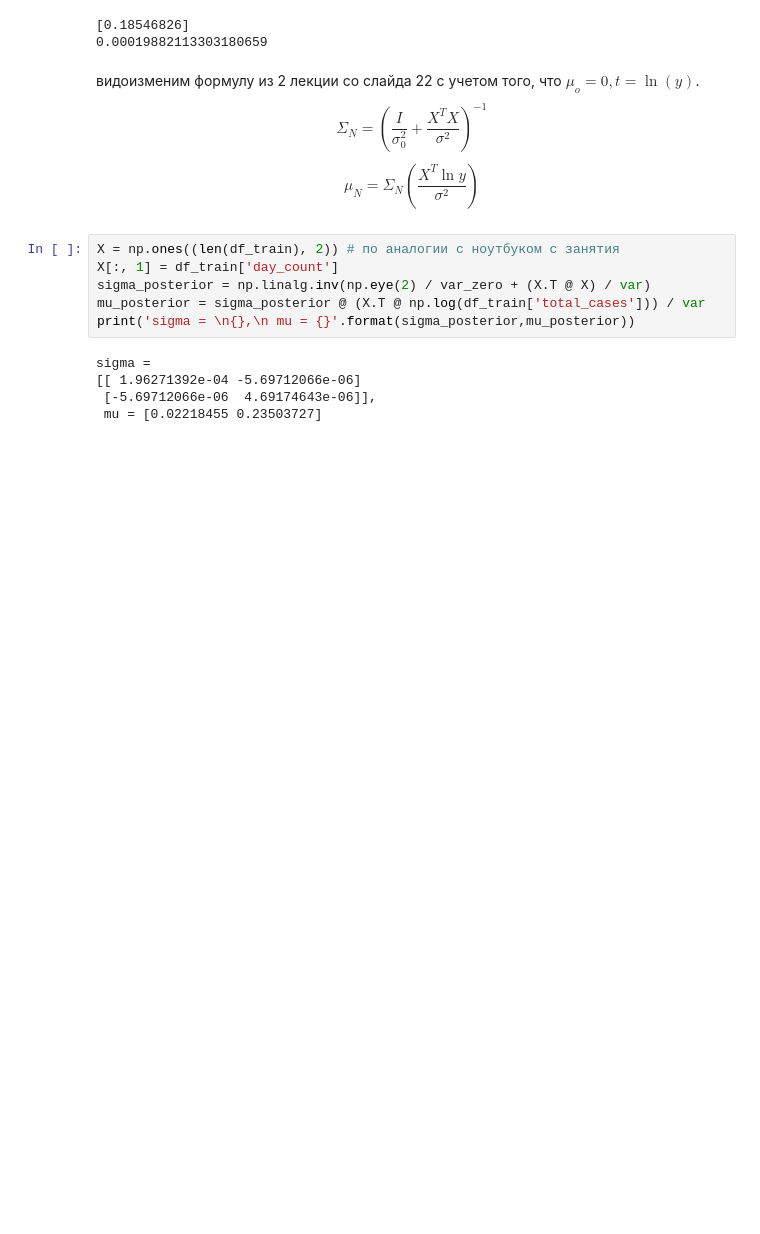
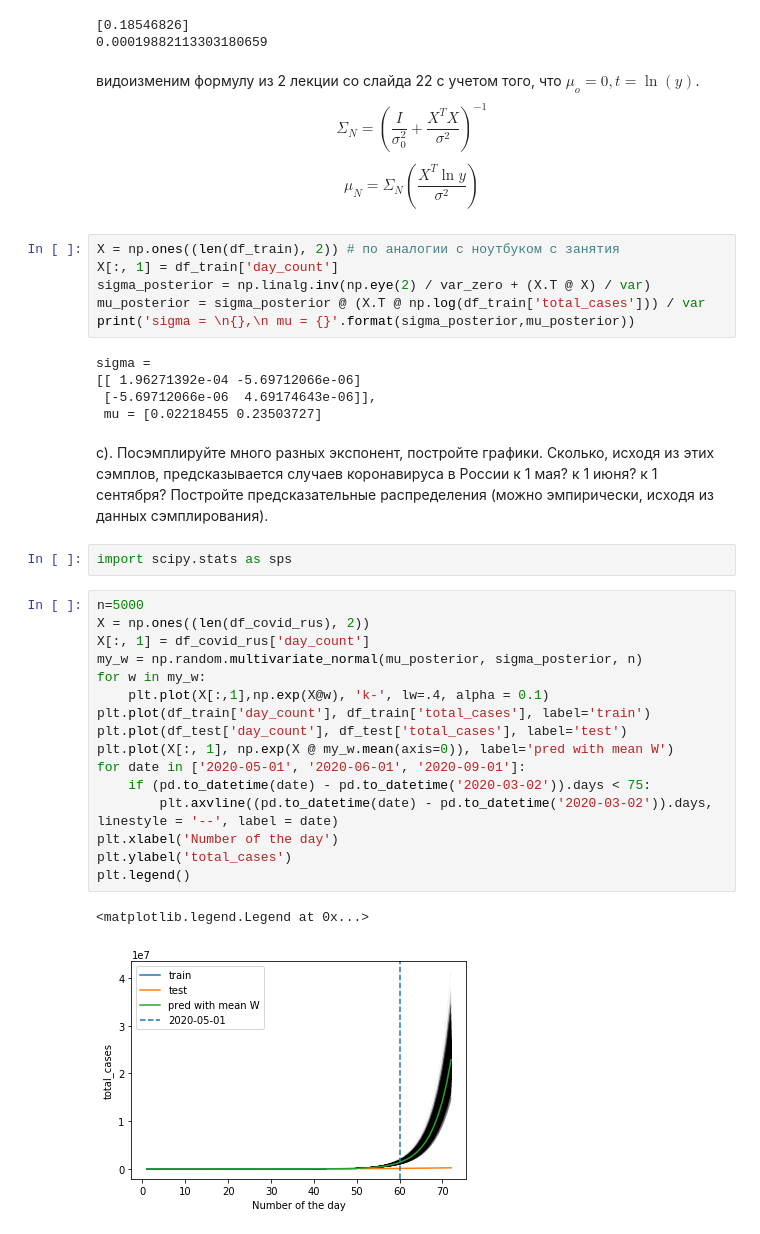
Before and after one commit to rogachevai/MADESPRING2020_ML, a Jupyter notebook: HW2/MADE_AML_HW2.ipynb, the cells around one changed output. Cells and saved outputs as stored; diff of their text form; blank space fills up the shorter version.

```diff
--- a/HW2/MADE_AML_HW2.ipynb
+++ b/HW2/MADE_AML_HW2.ipynb
@@ -144,3 +148,26 @@ sigma =
 [[ 1.96271392e-04 -5.69712066e-06]
  [-5.69712066e-06  4.69174643e-06]],
  mu = [0.02218455 0.23503727]
+# %% [markdown]
+с). Посэмплируйте много разных экспонент, постройте графики. Сколько, исходя из этих сэмплов, предсказывается случаев коронавируса в России к 1 мая? к 1 июня? к 1 сентября? Постройте предсказательные распределения (можно эмпирически, исходя из данных сэмплирования).
+# %%
+import scipy.stats as sps
+# %%
+n=5000
+X = np.ones((len(df_covid_rus), 2))
+X[:, 1] = df_covid_rus['day_count']
+my_w = np.random.multivariate_normal(mu_posterior, sigma_posterior, n)
+for w in my_w:
+    plt.plot(X[:,1],np.exp(X@w), 'k-', lw=.4, alpha = 0.1)
+plt.plot(df_train['day_count'], df_train['total_cases'], label='train')
+plt.plot(df_test['day_count'], df_test['total_cases'], label='test')
+plt.plot(X[:, 1], np.exp(X @ my_w.mean(axis=0)), label='pred with mean W')
+for date in ['2020-05-01', '2020-06-01', '2020-09-01']:
+    if (pd.to_datetime(date) - pd.to_datetime('2020-03-02')).days < 75:
+        plt.axvline((pd.to_datetime(date) - pd.to_datetime('2020-03-02')).days, linestyle = '--', label = date)
+plt.xlabel('Number of the day')
+plt.ylabel('total_cases')
+plt.legend()
+# %% [output]
+<matplotlib.legend.Legend at 0x...>
+[figure, added]
```
Also changed, not shown: parts of 4 cells of this notebook.
